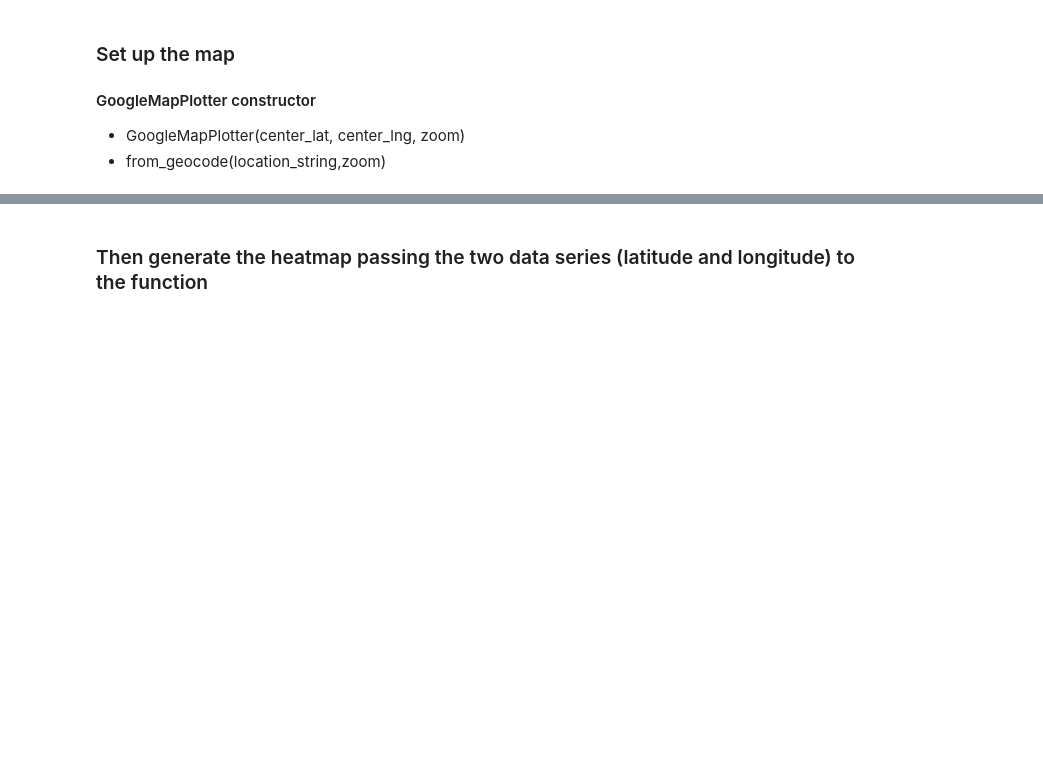
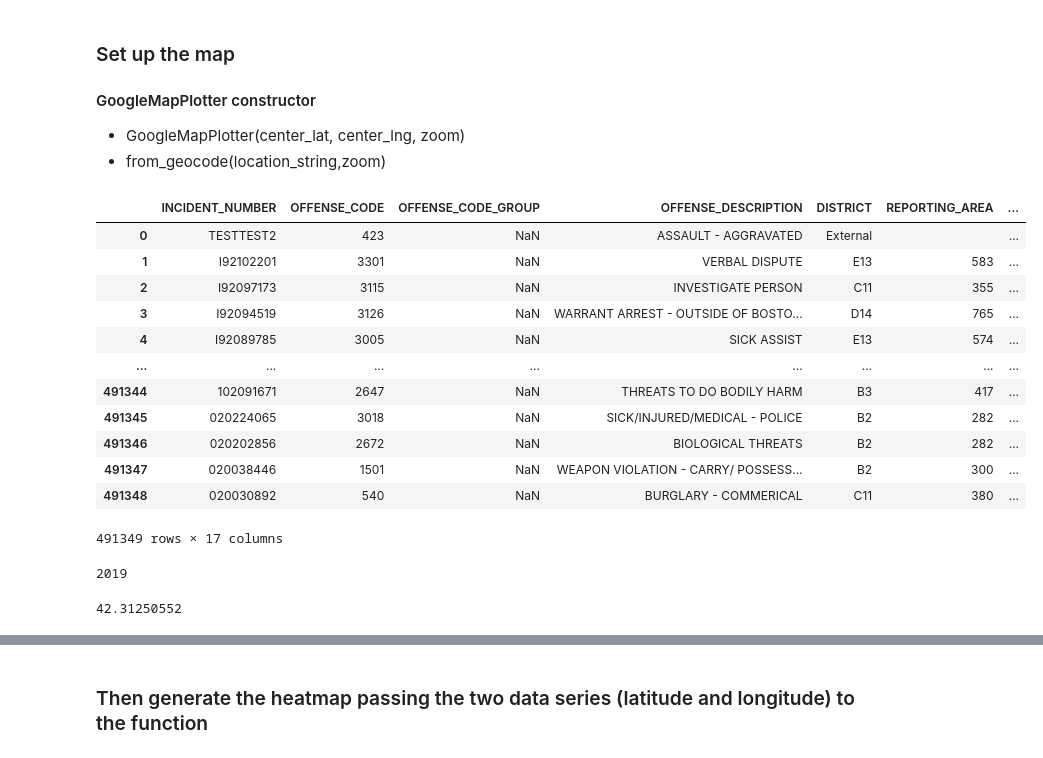
Before and after one commit to alexeimarcilio/Emeritus, a Jupyter notebook: Week11/Data_visualization.ipynb, the cells around one changed output, grey strips where cells are left out. Saved outputs shown, nothing was run; the diff lists cells and outputs as text; code cells hidden in the pictures; blank space fills up the shorter version.

```diff
--- a/Week11/Data_visualization.ipynb
+++ b/Week11/Data_visualization.ipynb
@@ -71,3 +91,30 @@ You should consider upgrading via the '/home/alexei/ds/eme/pro/my_project_env/bi
 <ul>
 <li>GoogleMapPlotter(center_lat, center_lng, zoom)
 <li>from_geocode(location_string,zoom)
+# %%
+import pandas as pd
+crime=pd.read_csv("Boston_crime_incidents.csv")
+# %%
+crime
+# %% [output]
+|  | INCIDENT_NUMBER | OFFENSE_CODE | OFFENSE_CODE_GROUP | OFFENSE_DESCRIPTION | DISTRICT | REPORTING_AREA | ... |
+| 0 | TESTTEST2 | 423 | NaN | ASSAULT - AGGRAVATED | External |  | ... |
+| 1 | I92102201 | 3301 | NaN | VERBAL DISPUTE | E13 | 583 | ... |
+| 2 | I92097173 | 3115 | NaN | INVESTIGATE PERSON | C11 | 355 | ... |
+| 3 | I92094519 | 3126 | NaN | WARRANT ARREST - OUTSIDE OF BOSTO... | D14 | 765 | ... |
+| 4 | I92089785 | 3005 | NaN | SICK ASSIST | E13 | 574 | ... |
+| ... | ... | ... | ... | ... | ... | ... | ... |
+| 491344 | 102091671 | 2647 | NaN | THREATS TO DO BODILY HARM | B3 | 417 | ... |
+| 491345 | 020224065 | 3018 | NaN | SICK/INJURED/MEDICAL - POLICE | B2 | 282 | ... |
+| 491346 | 020202856 | 2672 | NaN | BIOLOGICAL THREATS | B2 | 282 | ... |
+| 491347 | 020038446 | 1501 | NaN | WEAPON VIOLATION - CARRY/ POSSESS... | B2 | 300 | ... |
+| 491348 | 020030892 | 540 | NaN | BURGLARY - COMMERICAL | C11 | 380 | ... |
+491349 rows × 17 columns
+# %%
+crime['YEAR'][0]
+# %% [output]
+2019
+# %%
+crime['Lat'][2736]
+# %% [output]
+42.31250552
```
Also changed, not shown: parts of 57 cells of this notebook, 13 other files.
